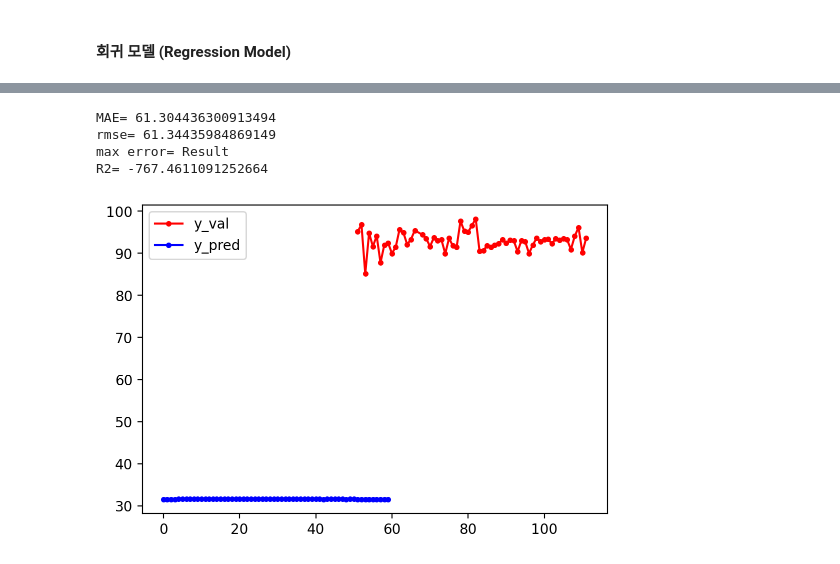
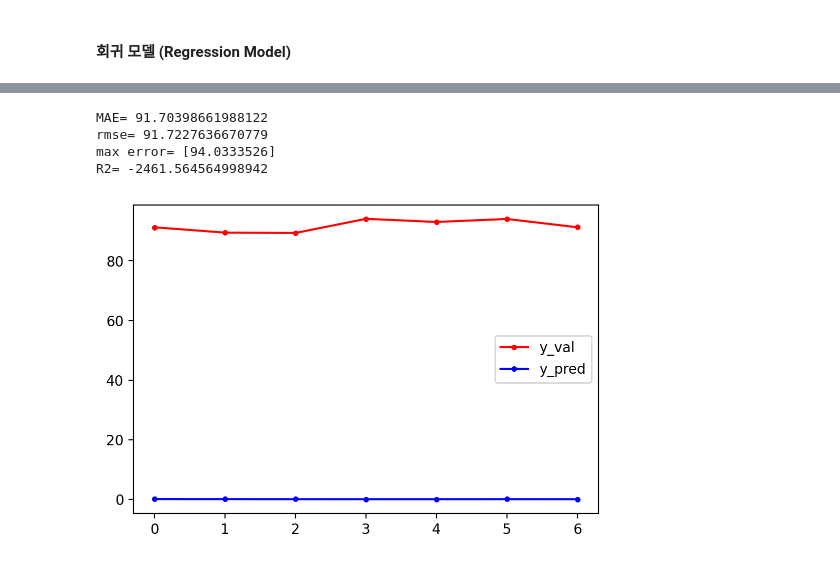
Before and after one commit to imbiotech/skbtML, a Jupyter notebook: k_pda_gmp_w_s.ipynb, the cells around one changed output, grey strips where cells are left out. Saved outputs shown, nothing was run; the diff lists cells and outputs as text; code cells hidden in the pictures.

```diff
--- a/k_pda_gmp_w_s.ipynb
+++ b/k_pda_gmp_w_s.ipynb
@@ -1072,0 +1058,7 @@ label_array.shape
+# %%
+# 테스트 데이터 (ipc_df_val[features])에 대해서도 동일 작업 수행
+seq_array_val = split_seq(ipc_df_val[features],n_steps)
+
+# 만들어진 3차원 배열의 데이터를 출력
+print("Array Shape: ",seq_array_val.shape) # 60 * 50 * 6 형태의 배열 데이터가 만들어짐
+seq_array_val
@@ -1072,0 +1084,4 @@ label_array.shape
+# %%
+# 테스트 결과 (ipc_df_val["Result"])로 output sequence를 생성
+label_array_val = np.concatenate([ipc_df_val[label][n_steps:]])
+label_array_val
@@ -1080,9 +1103,12 @@ nb_out = label_array.shape[1]
 
 model = Sequential()
 
-model.add(LSTM(
-         input_shape=(n_steps, nb_features), # 스텝 수, 특성 수
-         units=100))                          # 셀의 수
+model.add(
+            LSTM(
+            input_shape=(n_steps, nb_features), # 스텝 수, 특성 수
+            units=100                           # 셀의 수
+            )
+         )
 
 model.add(Dense(1)) # 1
 model.add(Activation("linear"))
@@ -1131,4 +1157,4 @@ Epoch 100/100
 dict_keys(['loss', 'mse', 'val_loss', 'val_mse'])
 # %%
-y_pred = model.predict(seq_array,verbose=1, batch_size=50)
+y_pred = model.predict(seq_array_val,verbose=1, batch_size=50)
 # %% [output]
@@ -1136,8 +1162,8 @@ y_pred = model.predict(seq_array,verbose=1, batch_size=50)
 # %%
-show_regression_result(label_array, y_pred,1000)
+show_regression_result(label_array_val, y_pred,1000)
 # %% [output]
-MAE= 61.304436300913494
-rmse= 61.34435984869149
-max error= Result
-R2= -767.4611091252664
+MAE= 91.70398661988122
+rmse= 91.7227636670779
+max error= [94.0333526]
+R2= -2461.564564998942
-[figure, old version]
+[figure, new version]
```
Also changed, not shown: parts of 24 cells of this notebook.
